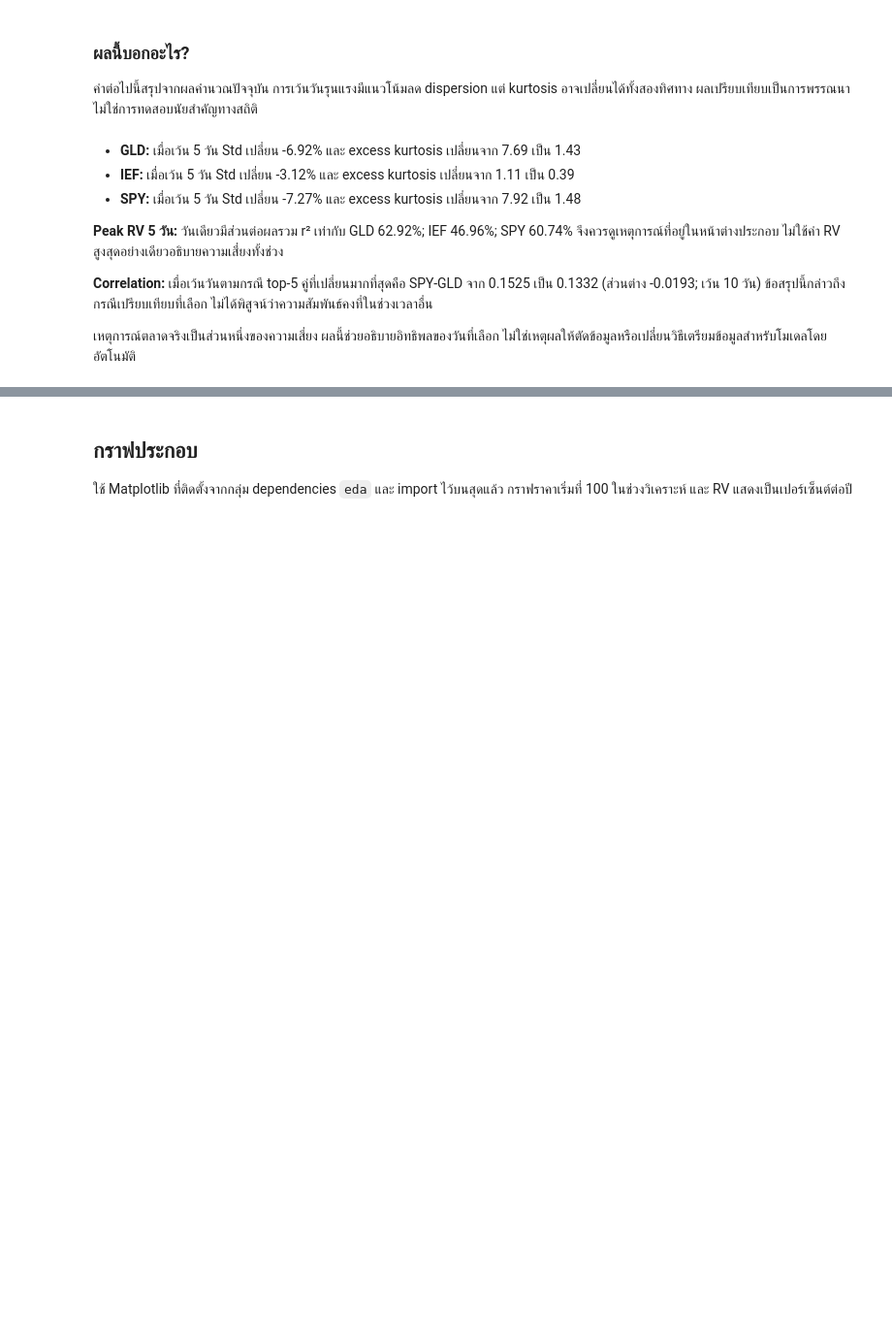
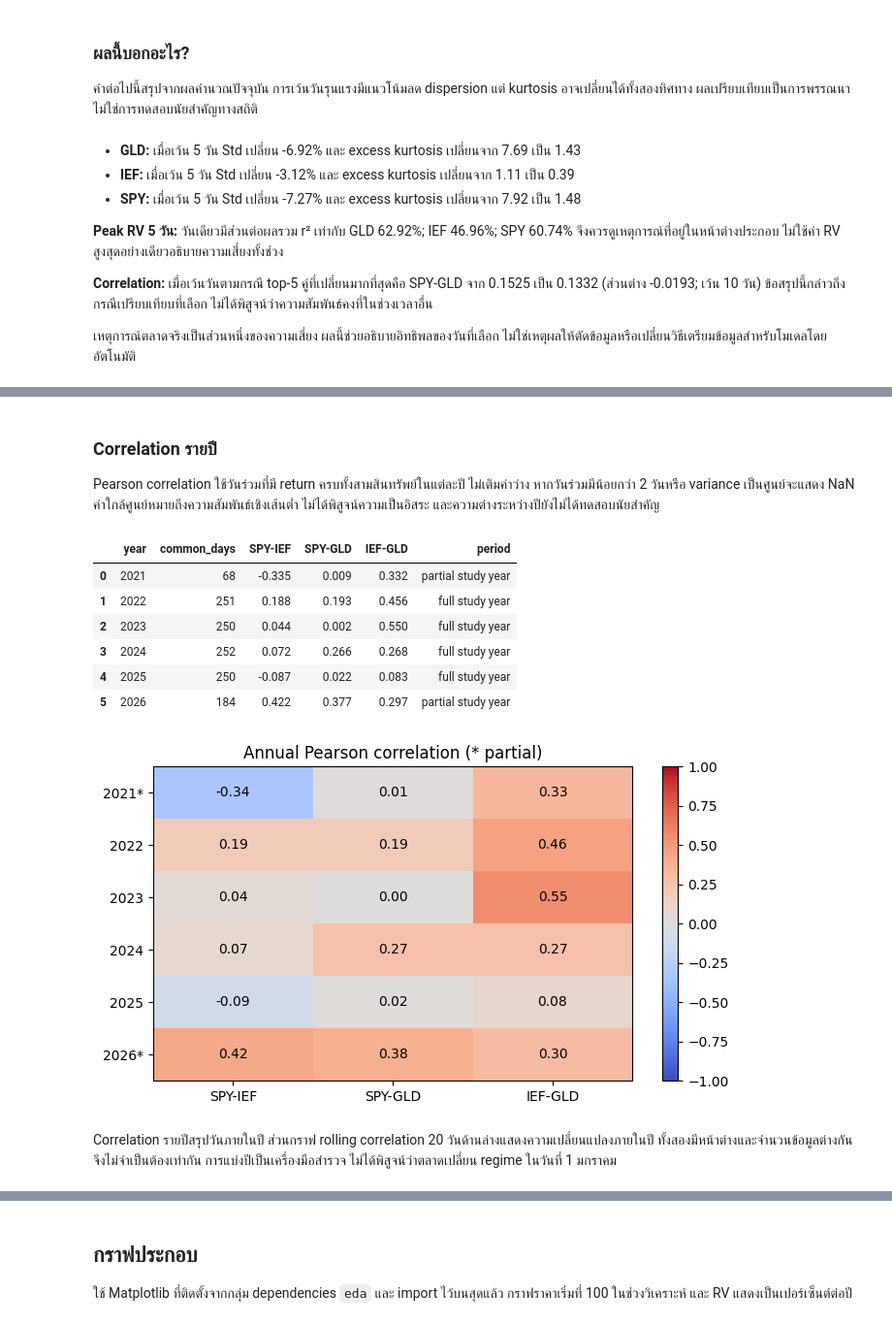
Before and after one commit to 01aptx01/datasci-and-dataen-project, a Jupyter notebook: notebooks/01_eda_market_prices.ipynb, the cells around one changed output, grey strips where cells are left out. Shown at 97% size. Saved outputs shown, nothing was run; the diff lists cells and outputs as text; code cells hidden in the pictures; blank space fills up the shorter version.

```diff
--- a/notebooks/01_eda_market_prices.ipynb
+++ b/notebooks/01_eda_market_prices.ipynb
@@ -617,0 +621,14 @@ display(Markdown(
+# %%
+from src.eda.quality import annual_coverage, annual_correlations
+
+full_sessions = calendar.schedule(start_date=f'{start_date.year}-01-01', end_date=f'{end_date.year}-12-31').index
+annual = analysis.copy()
+annual['year'] = annual.date.dt.year
+coverage = annual_coverage(annual, full_sessions, start_date, end_date, config['source']['tickers'])
+coverage['period'] = np.where(coverage.partial, 'partial study year', 'full study year')
+partial_years = set(coverage.loc[coverage.partial, 'year'])
+def year_label(year):
+    return f'{year}*' if year in partial_years else str(year)
+
+print('ขอบเขตการศึกษาเทียบปฏิทินตลาด')
+display(coverage[['year','ticker','days','first','last','expected_days','missing_days','period']])
@@ -617,0 +774,28 @@ display(Markdown(
+# %% [markdown]
+### Correlation รายปี
+Pearson correlation ใช้วันร่วมที่มี return ครบทั้งสามสินทรัพย์ในแต่ละปี ไม่เติมค่าว่าง หากวันร่วมมีน้อยกว่า 2 วันหรือ variance เป็นศูนย์จะแสดง NaN ค่าใกล้ศูนย์หมายถึงความสัมพันธ์เชิงเส้นต่ำ ไม่ได้พิสูจน์ความเป็นอิสระ และความต่างระหว่างปียังไม่ได้ทดสอบนัยสำคัญ
+# %%
+annual_corr = annual_correlations(annual, config['source']['tickers'], pairs)
+annual_corr['period'] = np.where(annual_corr.year.isin(partial_years), 'partial study year', 'full study year')
+display(annual_corr.round(3))
+corr_cols = [f'{a}-{b}' for a,b in pairs]
+fig, ax = plt.subplots(figsize=(7,4))
+values = annual_corr[corr_cols].to_numpy(dtype=float)
+cmap = plt.get_cmap('coolwarm').copy(); cmap.set_bad('lightgrey')
+im = ax.imshow(np.ma.masked_invalid(values), cmap=cmap, vmin=-1, vmax=1, aspect='auto')
+ax.set_xticks(range(len(corr_cols)), corr_cols); ax.set_yticks(range(len(years)), labels)
+for i in range(len(years)):
+    for j in range(len(corr_cols)):
+        ax.text(j, i, f'{values[i,j]:.2f}' if np.isfinite(values[i,j]) else 'NA', ha='center', va='center')
+ax.set_title('Annual Pearson correlation (* partial)'); fig.colorbar(im, ax=ax); plt.tight_layout(); plt.show()
+# %% [output]
+|  | year | common_days | SPY-IEF | SPY-GLD | IEF-GLD | period |
+| 0 | 2021 | 68 | -0.335 | 0.009 | 0.332 | partial study year |
+| 1 | 2022 | 251 | 0.188 | 0.193 | 0.456 | full study year |
+| 2 | 2023 | 250 | 0.044 | 0.002 | 0.550 | full study year |
+| 3 | 2024 | 252 | 0.072 | 0.266 | 0.268 | full study year |
+| 4 | 2025 | 250 | -0.087 | 0.022 | 0.083 | full study year |
+| 5 | 2026 | 184 | 0.422 | 0.377 | 0.297 | partial study year |
+[figure, added]
+# %% [markdown]
+Correlation รายปีสรุปวันภายในปี ส่วนกราฟ rolling correlation 20 วันด้านล่างแสดงความเปลี่ยนแปลงภายในปี ทั้งสองมีหน้าต่างและจำนวนข้อมูลต่างกันจึงไม่จำเป็นต้องเท่ากัน การแบ่งปีเป็นเครื่องมือสำรวจ ไม่ได้พิสูจน์ว่าตลาดเปลี่ยน regime ในวันที่ 1 มกราคม
```
Also changed, not shown: parts of 10 cells of this notebook, 2 other files.
